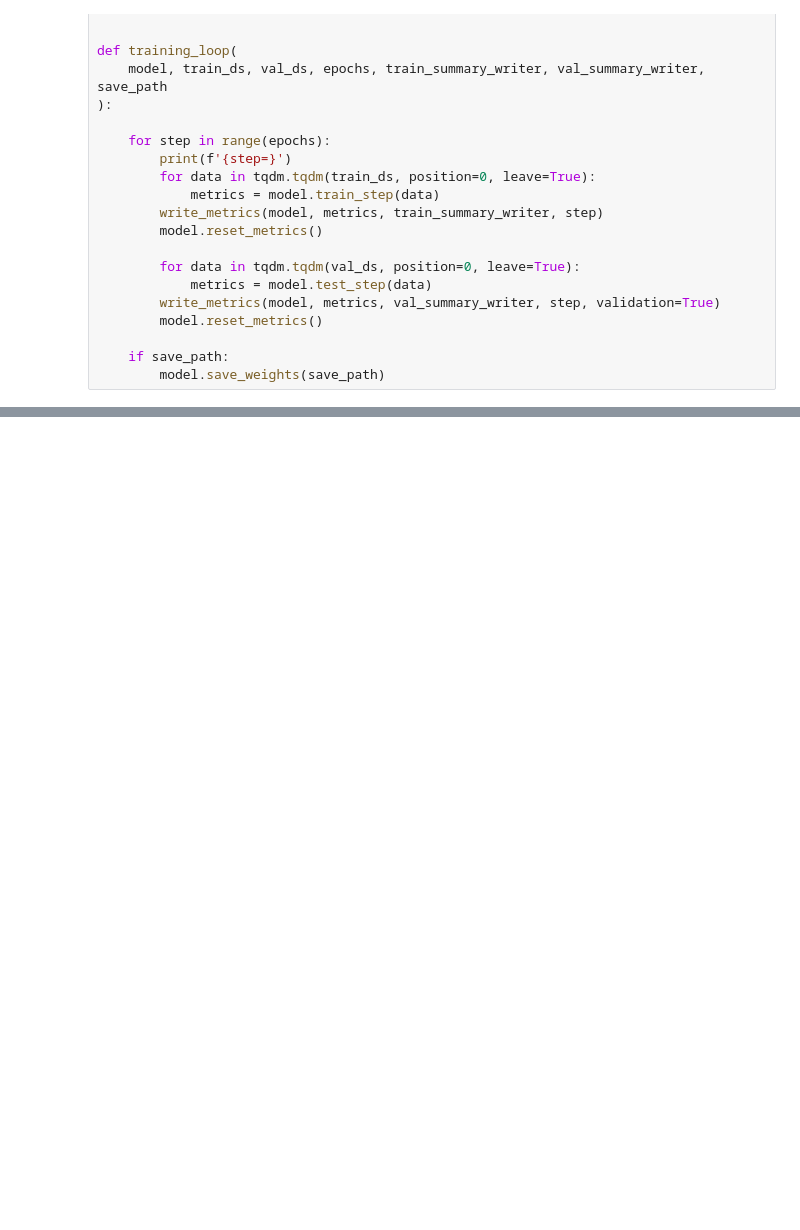
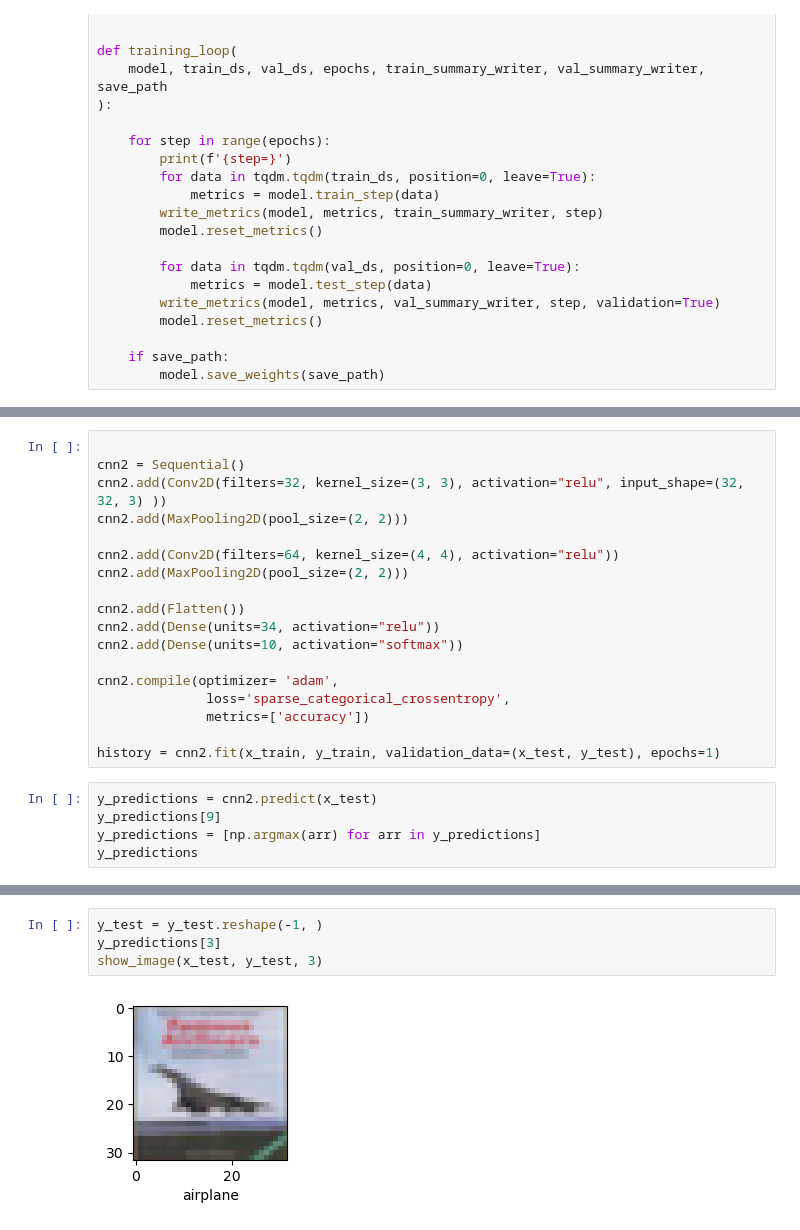
Before and after one commit to rvverdug/Implementing-ANNs-with-Tensorflow, a Jupyter notebook: hw5.ipynb, the cells around one changed output, grey strips where cells are left out. Saved outputs shown, nothing was run; the diff lists cells and outputs as text; blank space fills up the shorter version.

```diff
--- a/hw5.ipynb
+++ b/hw5.ipynb
@@ -216,0 +209,23 @@ step=4
+# %%
+
+cnn2 = Sequential()
+cnn2.add(Conv2D(filters=32, kernel_size=(3, 3), activation="relu", input_shape=(32, 32, 3) ))
+cnn2.add(MaxPooling2D(pool_size=(2, 2)))
+
+cnn2.add(Conv2D(filters=64, kernel_size=(4, 4), activation="relu"))
+cnn2.add(MaxPooling2D(pool_size=(2, 2)))
+
+cnn2.add(Flatten())
+cnn2.add(Dense(units=34, activation="relu"))
+cnn2.add(Dense(units=10, activation="softmax"))
+
+cnn2.compile(optimizer= 'adam',
+              loss='sparse_categorical_crossentropy',
+              metrics=['accuracy'])
+
+history = cnn2.fit(x_train, y_train, validation_data=(x_test, y_test), epochs=1)
+# %%
+y_predictions = cnn2.predict(x_test)
+y_predictions[9]
+y_predictions = [np.argmax(arr) for arr in y_predictions]
+y_predictions
@@ -216,0 +251,6 @@ step=4
+# %%
+y_test = y_test.reshape(-1, )
+y_predictions[3]
+show_image(x_test, y_test, 3)
+# %% [output]
+[figure, added]
```
Also changed, not shown: parts of 7 cells of this notebook.
